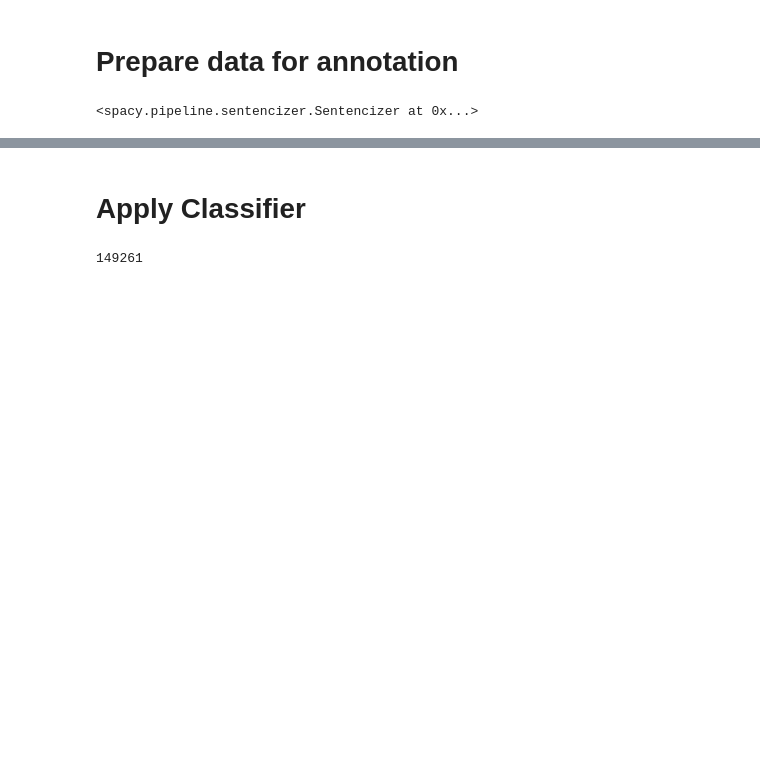
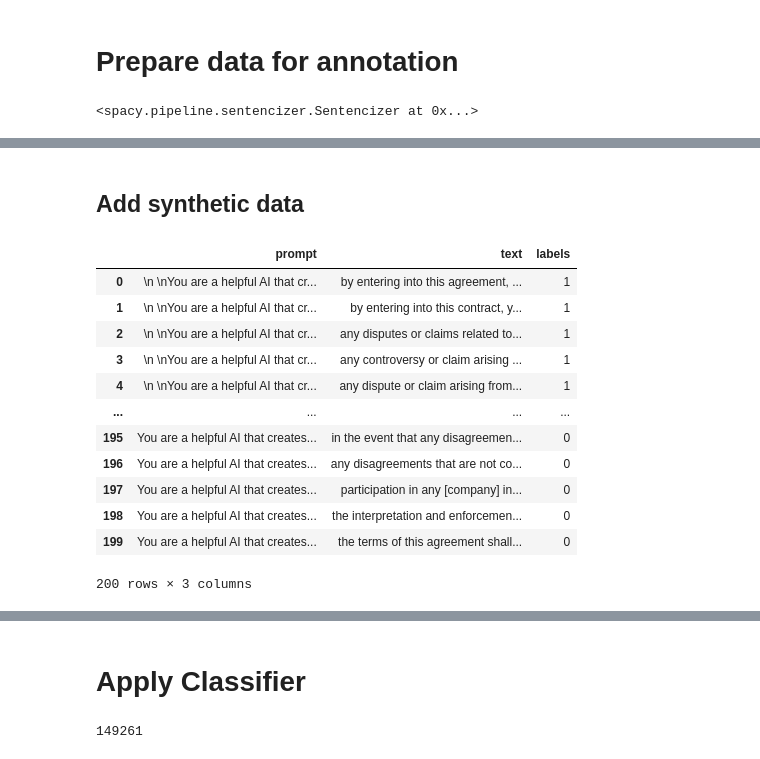
Before and after one commit to kasparvonbeelen/contracts, a Jupyter notebook: classify.ipynb, the cells around one changed output, grey strips where cells are left out. Cells and saved outputs as stored; diff of their text form; code cells hidden in the pictures; blank space fills up the shorter version.

Commit message:
add synthetic data

```diff
--- a/classify.ipynb
+++ b/classify.ipynb
@@ -197,0 +468,22 @@ data_collator = DataCollatorWithPadding(tokenizer=tokenizer)
+# %% [markdown]
+## Add synthetic data
+# %%
+syntethic_data = pd.read_csv(f'annotations/synthetic/{clause_type}_synthetic_gpt4.csv', index_col=0)
+# %%
+syntethic_data.rename(columns={'text':'prompt','response': 'text'}, inplace=True)
+# %%
+syntethic_data
+# %% [output]
+|  | prompt | text | labels |
+| 0 | \n \nYou are a helpful AI that cr... | by entering into this agreement, ... | 1 |
+| 1 | \n \nYou are a helpful AI that cr... | by entering into this contract, y... | 1 |
+| 2 | \n \nYou are a helpful AI that cr... | any disputes or claims related to... | 1 |
+| 3 | \n \nYou are a helpful AI that cr... | any controversy or claim arising ... | 1 |
+| 4 | \n \nYou are a helpful AI that cr... | any dispute or claim arising from... | 1 |
+| ... | ... | ... | ... |
+| 195 | You are a helpful AI that creates... | in the event that any disagreemen... | 0 |
+| 196 | You are a helpful AI that creates... | any disagreements that are not co... | 0 |
+| 197 | You are a helpful AI that creates... | participation in any [company] in... | 0 |
+| 198 | You are a helpful AI that creates... | the interpretation and enforcemen... | 0 |
+| 199 | You are a helpful AI that creates... | the terms of this agreement shall... | 0 |
+200 rows × 3 columns
```
Also changed, not shown: parts of 84 cells of this notebook.
